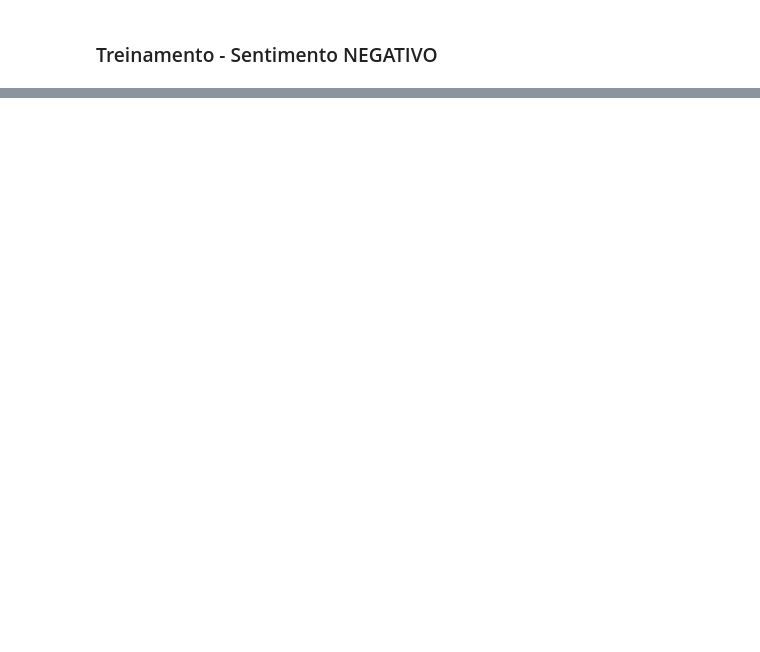
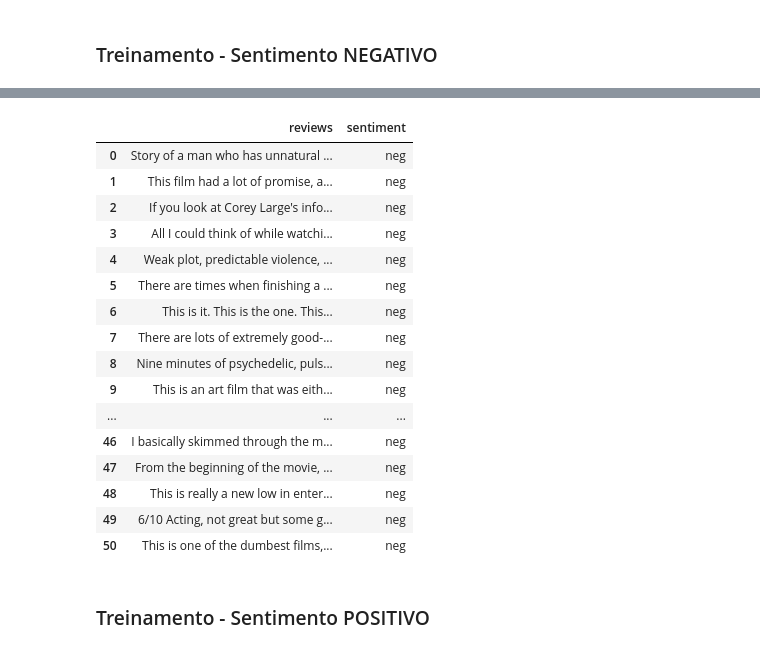
Before and after one commit to dgavieira/NLP-Celero, a Jupyter notebook: NLP_Teste.ipynb, the cells around one changed output, grey strips where cells are left out. Drawn from its saved outputs; the diff is of its cells as text; code cells hidden in the pictures; blank space fills up the shorter version.

```diff
--- a/NLP_Teste.ipynb
+++ b/NLP_Teste.ipynb
@@ -9,2 +170,6 @@ import pandas as pd
 # %% [markdown]
 ### Treinamento - Sentimento NEGATIVO
+# %%
+df_train_neg = pd.read_csv('https://drive.google.com/uc?id=1_y0TFz5lRyTWRPOdukm8jL4gmNBKtf6q', encoding='utf8', header=None)
+df_train_neg = df_train_neg.T # transpondo o dataframe para ficar no formato usual
+df_train_neg
@@ -10,0 +194,3 @@ import pandas as pd
+# %%
+df_train_neg.columns = ['reviews']
+df_train_neg
@@ -10,0 +215,23 @@ import pandas as pd
+# %%
+df_train_neg.loc[:,'sentiment'] = 'neg'
+df_train_neg
+# %% [output]
+|  | reviews | sentiment |
+| 0 | Story of a man who has unnatural ... | neg |
+| 1 | This film had a lot of promise, a... | neg |
+| 2 | If you look at Corey Large's info... | neg |
+| 3 | All I could think of while watchi... | neg |
+| 4 | Weak plot, predictable violence, ... | neg |
+| 5 | There are times when finishing a ... | neg |
+| 6 | This is it. This is the one. This... | neg |
+| 7 | There are lots of extremely good-... | neg |
+| 8 | Nine minutes of psychedelic, puls... | neg |
+| 9 | This is an art film that was eith... | neg |
+| ... | ... | ... |
+| 46 | I basically skimmed through the m... | neg |
+| 47 | From the beginning of the movie, ... | neg |
+| 48 | This is really a new low in enter... | neg |
+| 49 | 6/10 Acting, not great but some g... | neg |
+| 50 | This is one of the dumbest films,... | neg |
+# %% [markdown]
+### Treinamento - Sentimento POSITIVO
```
Also changed, not shown: parts of 36 cells of this notebook.
